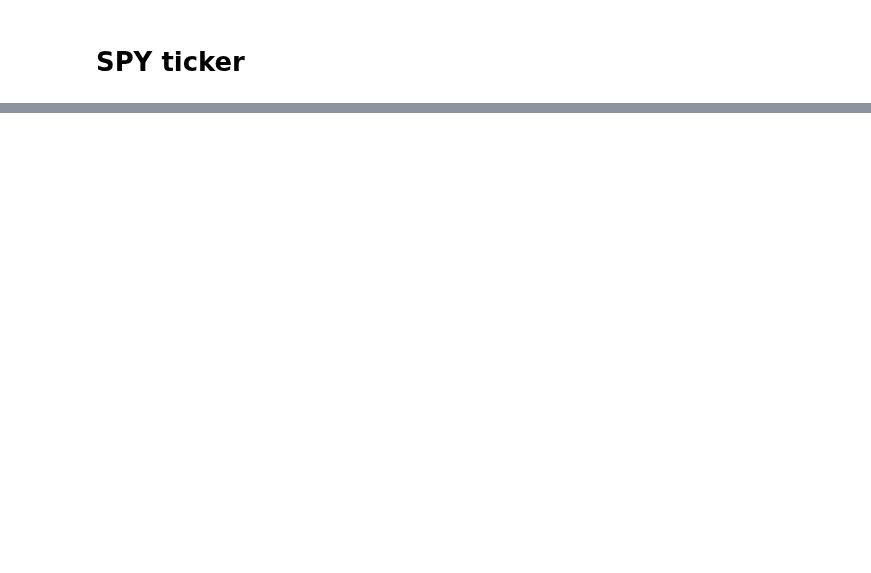
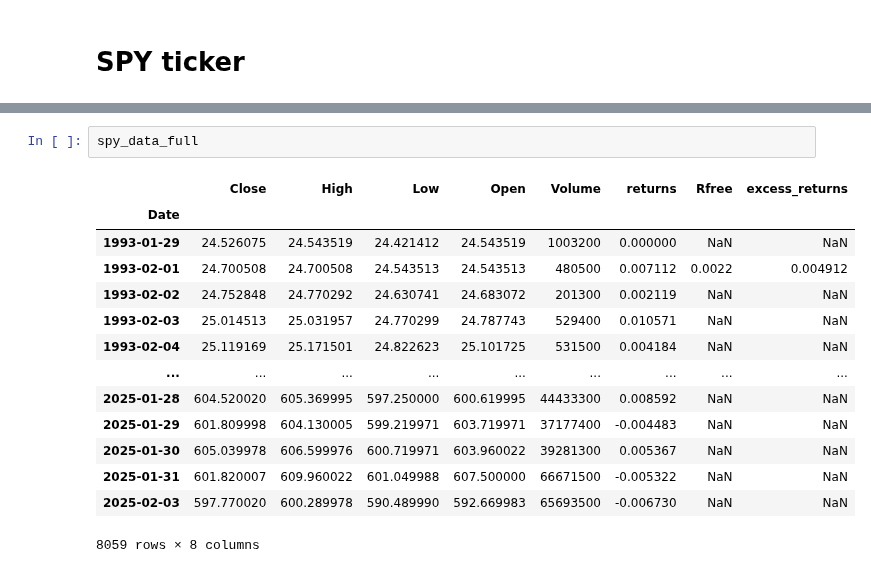
Before and after one commit to gagrawal009/FE5213-Quantitative-Macroeconomics-with-Python, a Jupyter notebook: notebooks/Random_Features_For_Goyal_Welch_Data.ipynb, the cells around one changed output, grey strips where cells are left out. Cells and saved outputs as stored; diff of their text form; blank space fills up the shorter version.

```diff
--- a/notebooks/Random_Features_For_Goyal_Welch_Data.ipynb
+++ b/notebooks/Random_Features_For_Goyal_Welch_Data.ipynb
@@ -387,3 +762,20 @@ spy_data_full.head()
+# %%
+spy_data_full
+# %% [output]
+|  | Close | High | Low | Open | Volume | returns | Rfree | excess_returns |
+| Date |  |  |  |  |  |  |  |  |
+| 1993-01-29 | 24.526075 | 24.543519 | 24.421412 | 24.543519 | 1003200 | 0.000000 | NaN | NaN |
+| 1993-02-01 | 24.700508 | 24.700508 | 24.543513 | 24.543513 | 480500 | 0.007112 | 0.0022 | 0.004912 |
+| 1993-02-02 | 24.752848 | 24.770292 | 24.630741 | 24.683072 | 201300 | 0.002119 | NaN | NaN |
+| 1993-02-03 | 25.014513 | 25.031957 | 24.770299 | 24.787743 | 529400 | 0.010571 | NaN | NaN |
+| 1993-02-04 | 25.119169 | 25.171501 | 24.822623 | 25.101725 | 531500 | 0.004184 | NaN | NaN |
+| ... | ... | ... | ... | ... | ... | ... | ... | ... |
+| 2025-01-28 | 604.520020 | 605.369995 | 597.250000 | 600.619995 | 44433300 | 0.008592 | NaN | NaN |
+| 2025-01-29 | 601.809998 | 604.130005 | 599.219971 | 603.719971 | 37177400 | -0.004483 | NaN | NaN |
+| 2025-01-30 | 605.039978 | 606.599976 | 600.719971 | 603.960022 | 39281300 | 0.005367 | NaN | NaN |
+| 2025-01-31 | 601.820007 | 609.960022 | 601.049988 | 607.500000 | 66671500 | -0.005322 | NaN | NaN |
+| 2025-02-03 | 597.770020 | 600.289978 | 590.489990 | 592.669983 | 65693500 | -0.006730 | NaN | NaN |
+8059 rows × 8 columns
 # %%
 # Signal columns
 SPY_df_signals = original_spy_data_full.join(data_for_signals[signal_columns], how='left')
```
Also changed, not shown: parts of 36 cells of this notebook.
